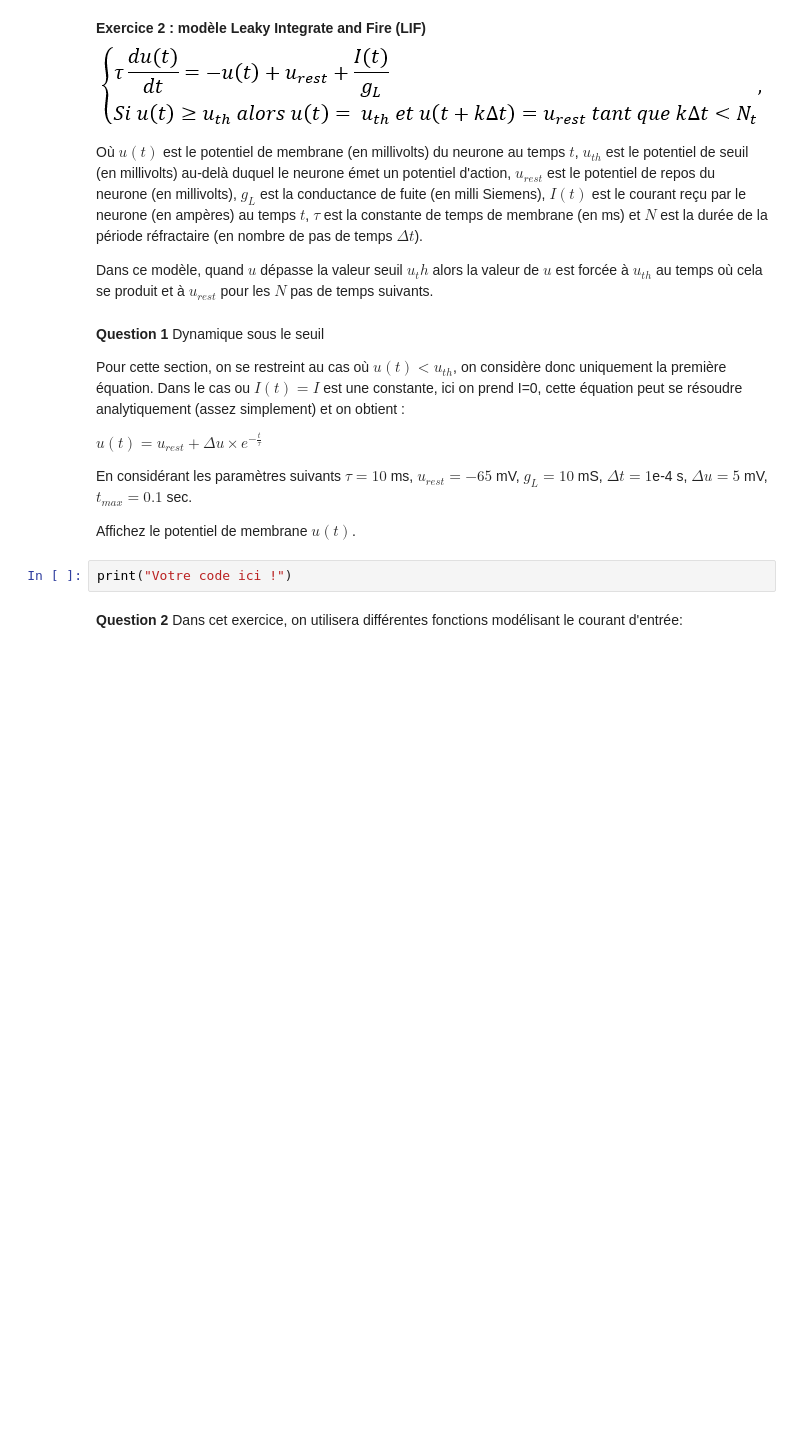
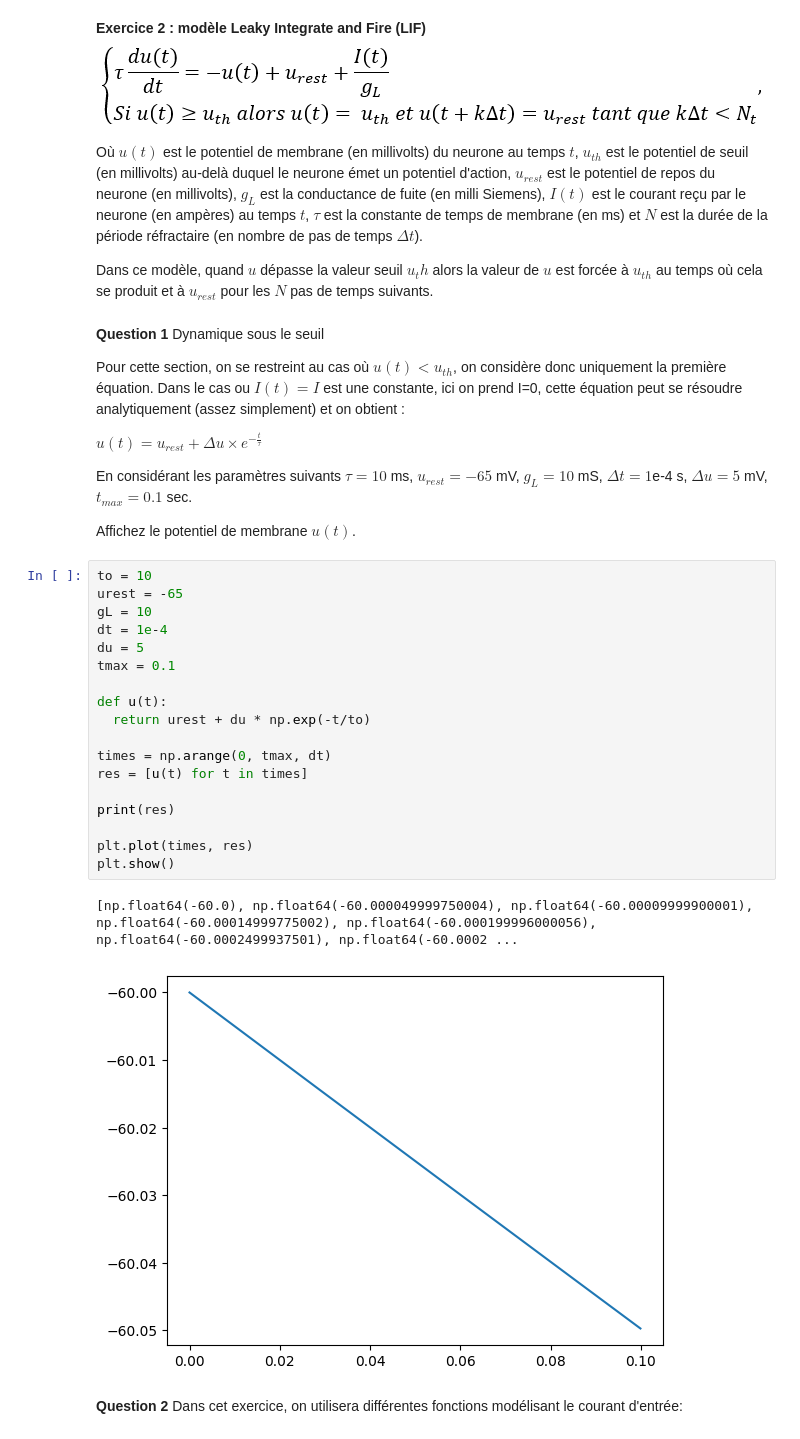
Before and after one commit to Laurane67/BINFA2025_TP5, a Jupyter notebook: BINFA2025_TP5.ipynb, the cells around one changed output. Drawn from its saved outputs; the diff is of its cells as text; blank space fills up the shorter version.

```diff
--- a/BINFA2025_TP5.ipynb
+++ b/BINFA2025_TP5.ipynb
@@ -126,8 +126,27 @@ $u(t) = u_{rest} + \Delta u \times e^{-\frac{t}{\tau}}$
 En considérant les paramètres suivants $\tau=10$ ms, $u_{rest}=-65$ mV, $g_L=10$ mS, $\Delta t=1$e-4 s, $\Delta u=5$ mV, $t_{max}=0.1$ sec.
 
 Affichez le potentiel de membrane $u(t)$.
-# %%
-print("Votre code ici !")
+# %%
+to = 10
+urest = -65
+gL = 10
+dt = 1e-4
+du = 5
+tmax = 0.1
+
+def u(t):
+  return urest + du * np.exp(-t/to)
+
+times = np.arange(0, tmax, dt)
+res = [u(t) for t in times]
+
+print(res)
+
+plt.plot(times, res)
+plt.show()
+# %% [output]
+[np.float64(-60.0), np.float64(-60.000049999750004), np.float64(-60.00009999900001), np.float64(-60.00014999775002), np.float64(-60.000199996000056), np.float64(-60.0002499937501), np.float64(-60.0002 ...
+[figure, added]
 # %% [markdown]
 **Question 2** Dans cet exercice, on utilisera différentes fonctions modélisant le courant d'entrée:
 # %%
```
Also changed, not shown: parts of 5 cells of this notebook.
